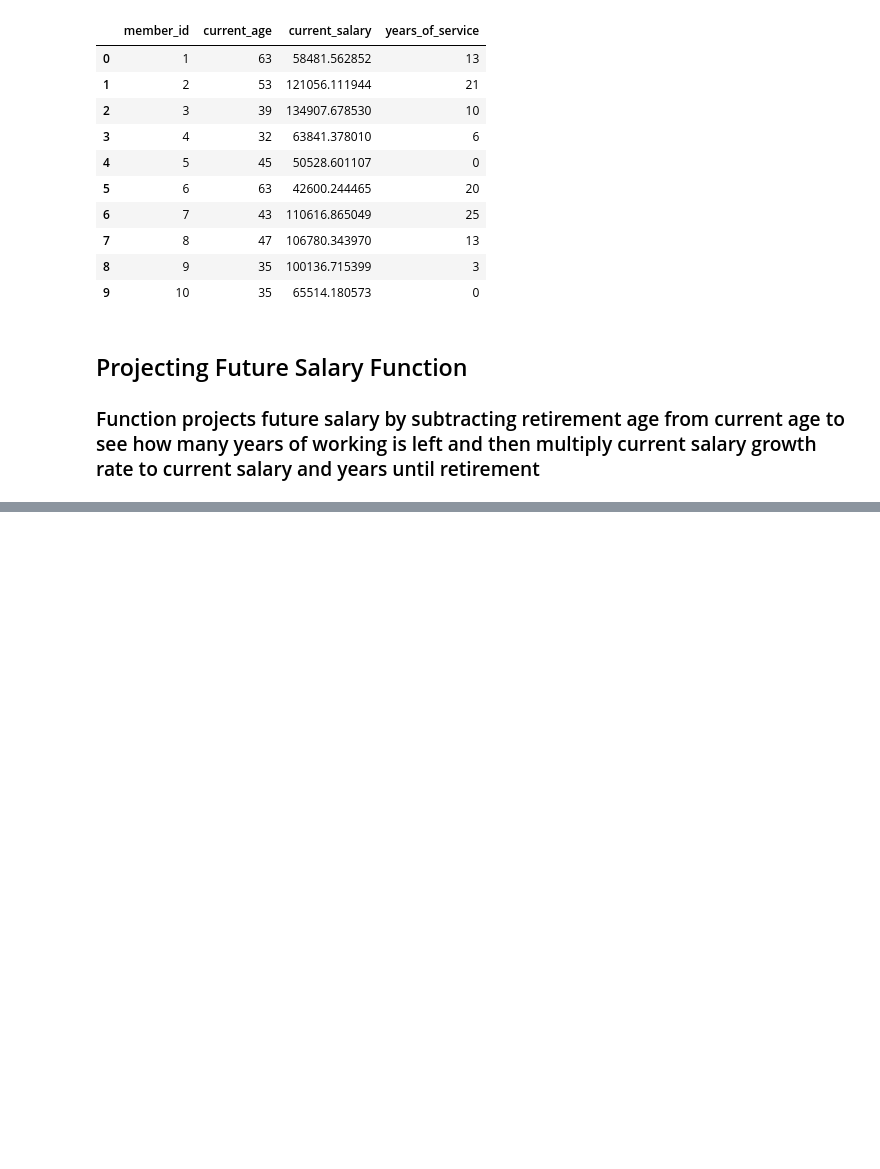
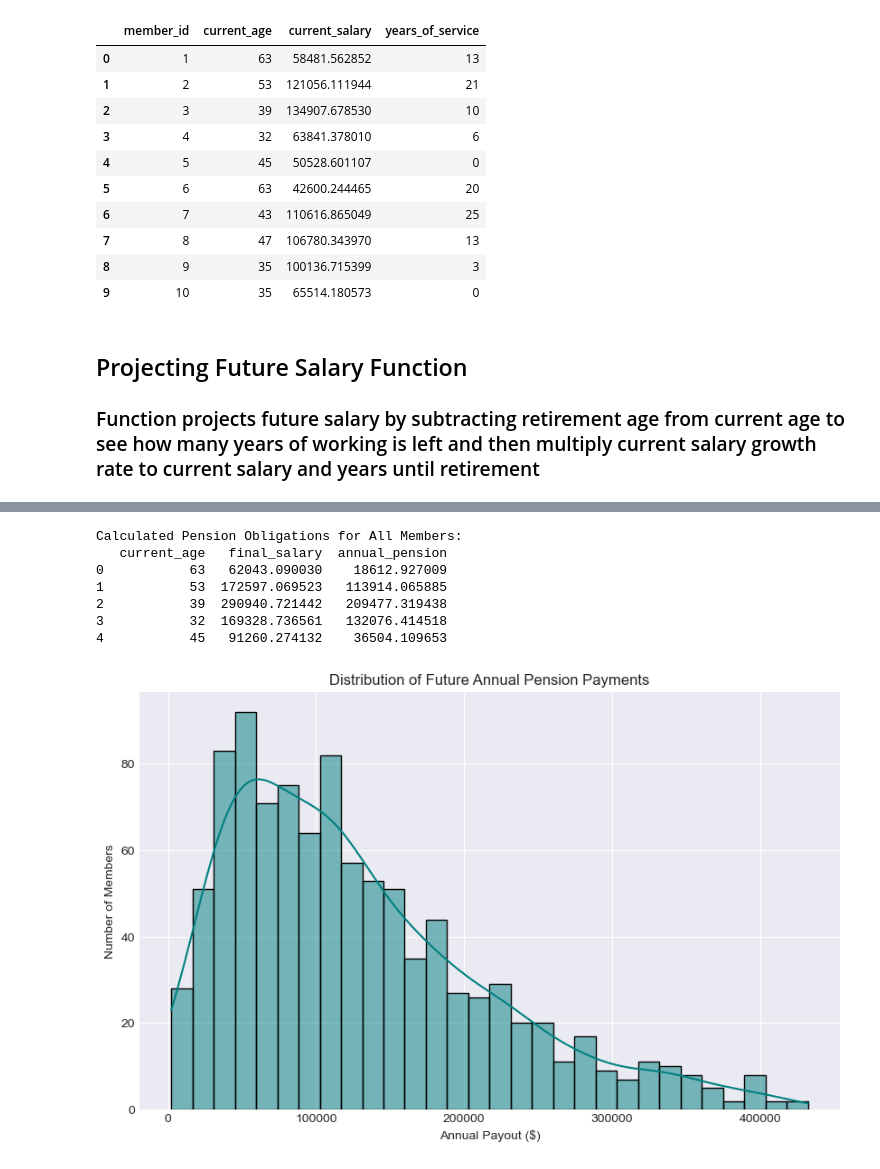
Before and after one commit to AidanVo620/pension-alm-model, a Jupyter notebook: Aidan Vo - ALM Project.ipynb, the cells around one changed output, grey strips where cells are left out. Cells and saved outputs as stored; diff of their text form; code cells hidden in the pictures; blank space fills up the shorter version.

Commit message:
New functions for calculations and plot

```diff
--- a/Aidan Vo - ALM Project.ipynb
+++ b/Aidan Vo - ALM Project.ipynb
@@ -23,7 +23,7 @@ assumptions = {
     'salary_growth': 0.03,
     'retirement_age': 65,
     'mortality_improvement': 0.06,
-    'benifit_accrual': 0.02
+    'benefit_accrual': 0.02
 }
 
 #Display Assumptions
@@ -93,0 +176,40 @@ def project_final_salary(current_salary, current_age, retirement_age, salry_grow
+# %%
+# --- APPLYING LOGIC TO THE WHOLE DATAFRAME ---
+
+# 1. Vectorized calculation for Total Years at Retirement
+# We can do column math directly: (Retirement Age - Current Age) + Current Service
+members['years_to_retirement'] = assumptions['retirement_age'] - members['current_age']
+members['total_service_at_ret'] = members['years_of_service'] + members['years_to_retirement']
+
+# 2. Vectorized calculation for Final Salary
+# Formula: Salary * (1 + growth) ^ years_to_ret
+members['final_salary'] = members['current_salary'] * (
+    (1 + assumptions['salary_growth']) ** members['years_to_retirement']
+)
+
+# 3. Vectorized calculation for Annual Pension
+# Formula: Accrual * Service * Final Salary
+members['annual_pension'] = (
+    assumptions['benefit_accrual'] * members['total_service_at_ret'] * members['final_salary']
+)
+
+# Let's see the result!
+print("Calculated Pension Obligations for All Members:")
+print(members[['current_age', 'final_salary', 'annual_pension']].head())
+
+# Visualize the liability profile
+plt.figure(figsize=(10, 6))
+sns.histplot(members['annual_pension'], bins=30, kde=True, color='teal')
+plt.title('Distribution of Future Annual Pension Payments')
+plt.xlabel('Annual Payout ($)')
+plt.ylabel('Number of Members')
+plt.show()
+# %% [output]
+Calculated Pension Obligations for All Members:
+   current_age   final_salary  annual_pension
+0           63   62043.090030    18612.927009
+1           53  172597.069523   113914.065885
+2           39  290940.721442   209477.319438
+3           32  169328.736561   132076.414518
+4           45   91260.274132    36504.109653
+[figure, added]
```
Also changed, not shown: parts of 8 cells of this notebook, 2 other files.
